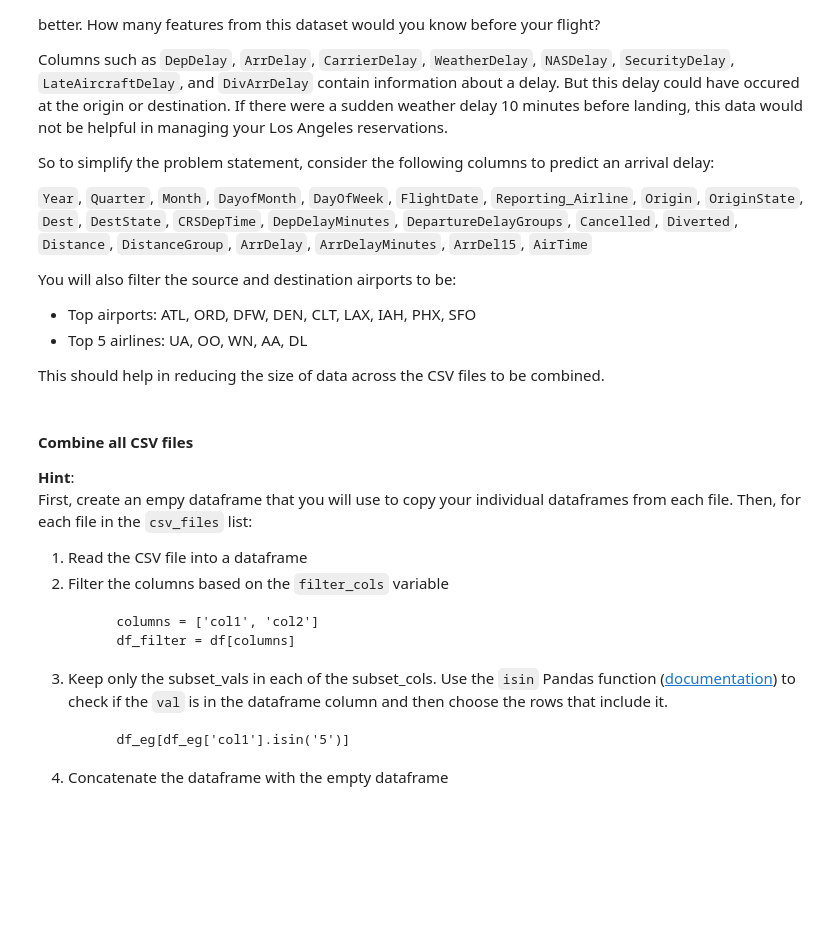
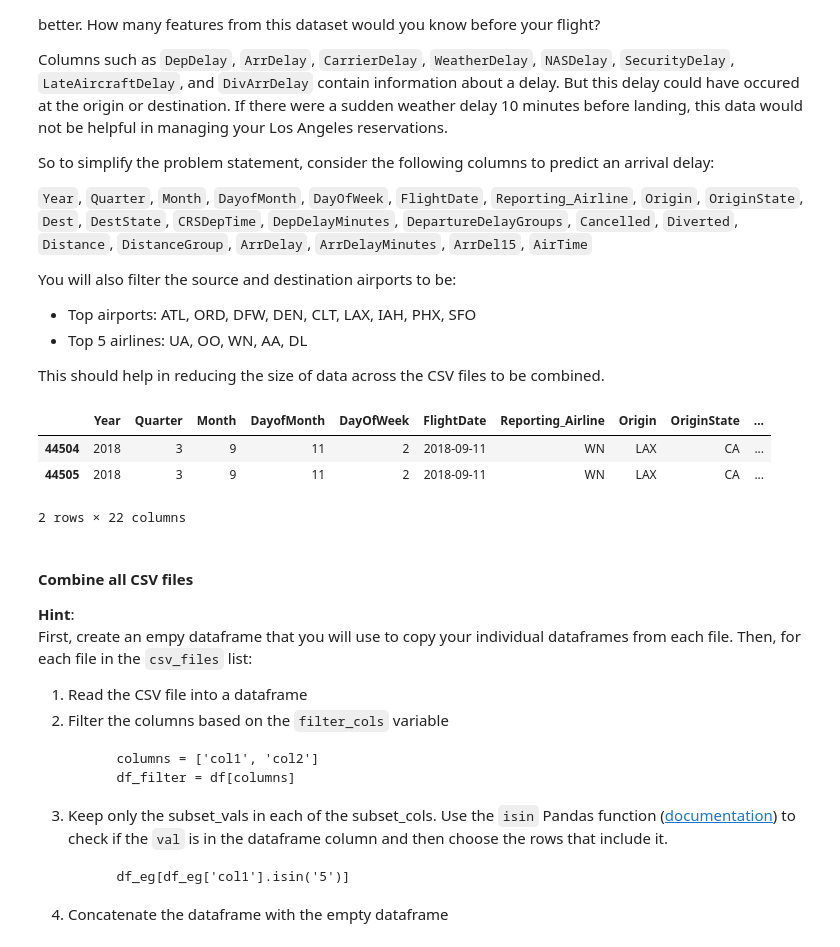
Before and after one commit to Adnan525/flight_delay_prediction, a Jupyter notebook: onpremises.ipynb, the cells around one changed output. Saved outputs shown, nothing was run; the diff lists cells and outputs as text; code cells hidden in the pictures; blank space fills up the shorter version.

```diff
--- a/onpremises.ipynb
+++ b/onpremises.ipynb
@@ -310,6 +324,22 @@ You will also filter the source and destination airports to be:
 - Top 5 airlines: UA, OO, WN, AA, DL
 
 This should help in reducing the size of data across the CSV files to be combined.
+# %%
+target_columns = ['Year', 'Quarter', 'Month', 'DayofMonth', 'DayOfWeek', 'FlightDate', 'Reporting_Airline', 'Origin', 'OriginState', 'Dest', 'DestState', 'CRSDepTime', 'DepDelayMinutes', 'DepartureDelayGroups', 'Cancelled', 'Diverted', 'Distance', 'DistanceGroup', 'ArrDelay', 'ArrDelayMinutes', 'ArrDel15', 'AirTime']
+target_airports = ['ATL', 'ORD', 'DFW', 'DEN', 'CLT', 'LAX', 'IAH', 'PHX', 'SFO']
+target_airlines = ['UA', 'OO', 'WN', 'AA', 'DL']
+# %%
+# test with 1 dataset
+filtered_df = df_temp[df_temp["Origin"].isin(target_airports) &
+                      df_temp["Dest"].isin(target_airports) &
+                      df_temp["Reporting_Airline"].isin(target_airlines)][target_columns]
+# %%
+filtered_df.head(2)
+# %% [output]
+|  | Year | Quarter | Month | DayofMonth | DayOfWeek | FlightDate | Reporting_Airline | Origin | OriginState | ... |
+| 44504 | 2018 | 3 | 9 | 11 | 2 | 2018-09-11 | WN | LAX | CA | ... |
+| 44505 | 2018 | 3 | 9 | 11 | 2 | 2018-09-11 | WN | LAX | CA | ... |
+2 rows × 22 columns
 # %% [markdown]
 #### Combine all CSV files
 
```
Also changed, not shown: parts of 22 cells of this notebook.
